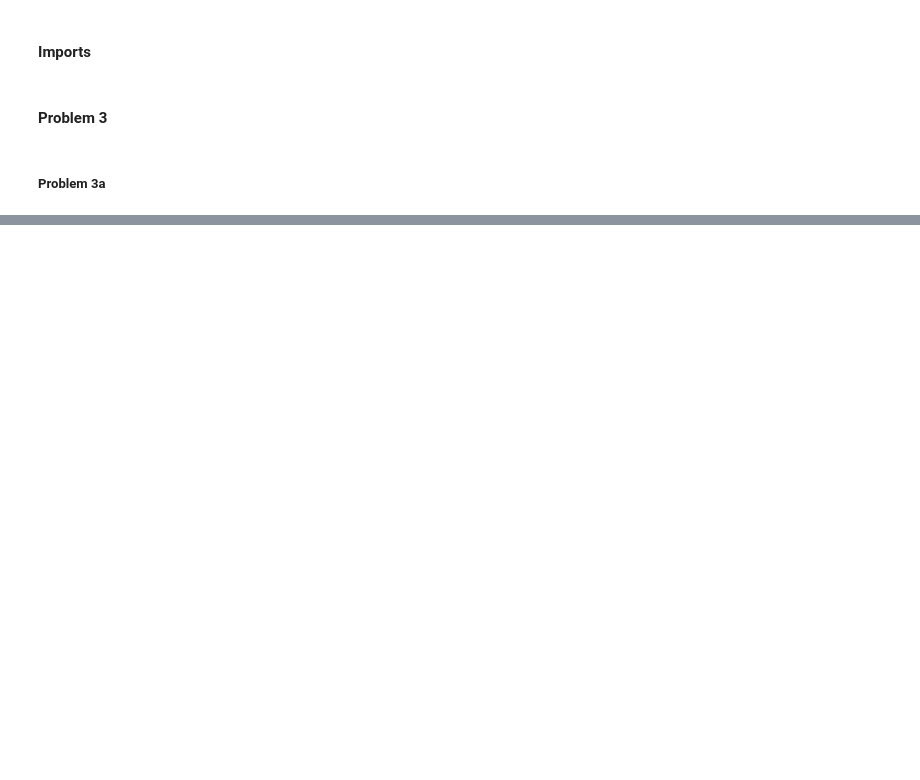
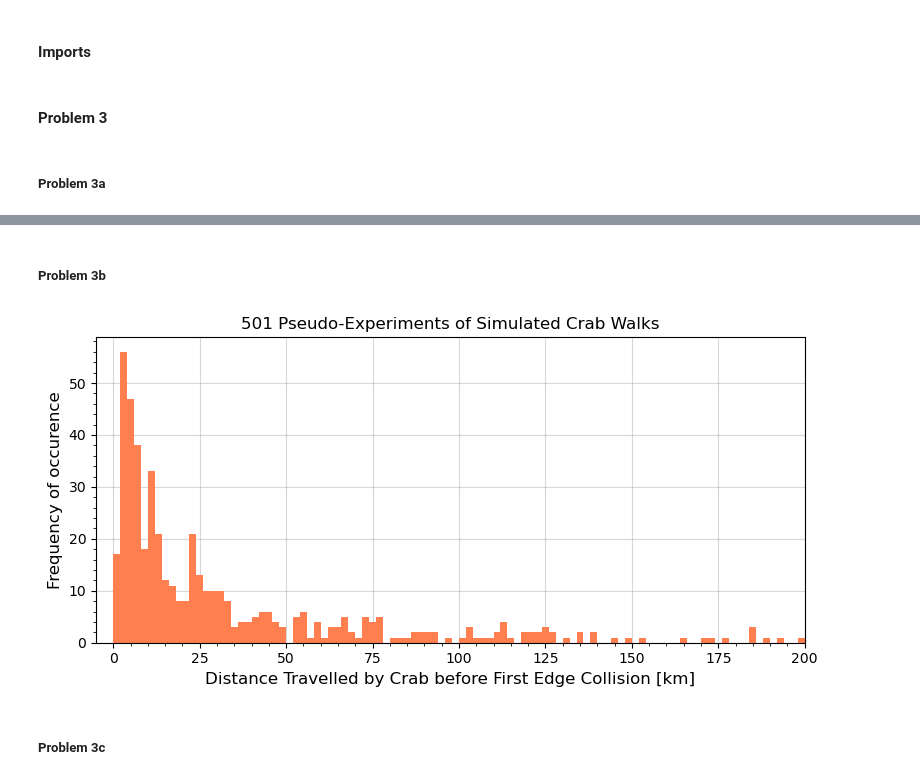
Before and after one commit to Gullaschen/AMAS, a Jupyter notebook: ProblemSet2/Problem_3.ipynb, the cells around one changed output, grey strips where cells are left out. Saved outputs shown, nothing was run; the diff lists cells and outputs as text; code cells hidden in the pictures; blank space fills up the shorter version.

```diff
--- a/ProblemSet2/Problem_3.ipynb
+++ b/ProblemSet2/Problem_3.ipynb
@@ -66,0 +92,2 @@ plt.show()
+# %% [markdown]
+##### **Problem 3b**
@@ -66,0 +116,43 @@ plt.show()
+# %%
+list_of_runs = []
+
+pseudo_experiments = 501
+
+for experiment in range(pseudo_experiments):
+
+    x , y = 3.6 , -2 # Generate crab initial position
+
+    days = 10000 # Set the days to something large
+
+    x_coords , y_coords , distances = [3.6] , [-2] , []
+
+    for day in range(days):
+        x , y , distance, edge = modified_move_crab(x,y)
+        if edge == 0:
+            x_coords.append(x)
+            y_coords.append(y)
+            distances.append(distance) # Get the distance
+        else: break
+
+    list_of_runs.append(np.sum(distances))
+# %%
+plt.figure(figsize = (8,4))
+
+plt.hist(list_of_runs,bins=np.arange(0,201.,2),density=False,color='coral')
+
+ax = plt.gca() # For setting sub-ticks
+ax.xaxis.set_minor_locator(AutoMinorLocator(5))
+ax.yaxis.set_minor_locator(AutoMinorLocator(5))
+ax.tick_params(which='minor', length=2, color='k')
+
+plt.title('501 Pseudo-Experiments of Simulated Crab Walks',fontsize=12)
+plt.xlabel('Distance Travelled by Crab before First Edge Collision [km]',fontsize=12)
+plt.ylabel('Frequency of occurence',fontsize=12)
+plt.xlim(-5,200)
+plt.grid(True,alpha=0.5,zorder=0)
+ax.set_axisbelow(True)
+plt.tight_layout()
+# %% [output]
+[figure, added]
+# %% [markdown]
+##### **Problem 3c**
```
Also changed, not shown: parts of 11 cells of this notebook, 2 other files.
